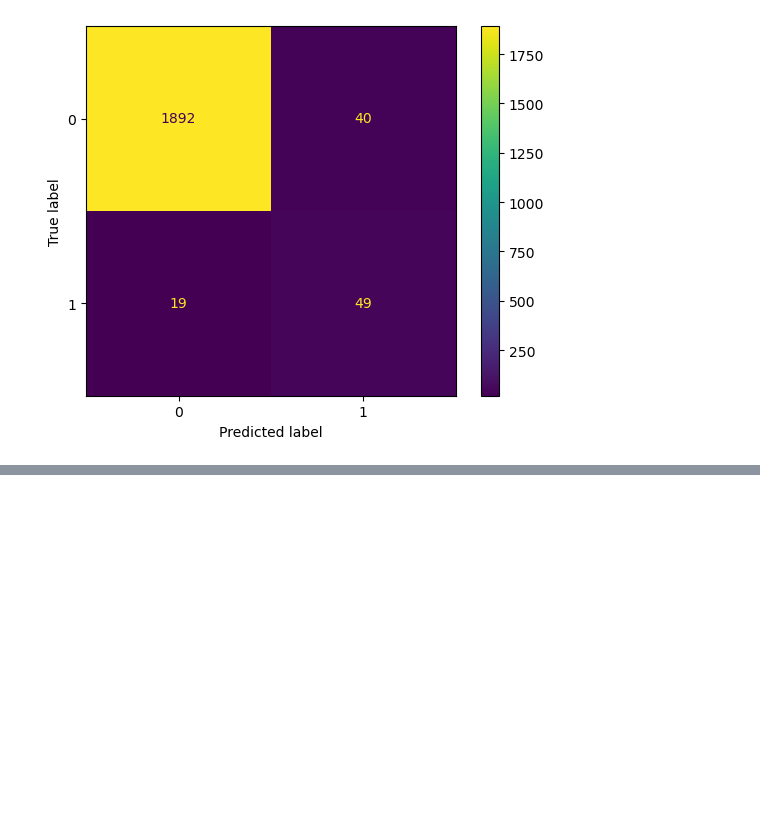
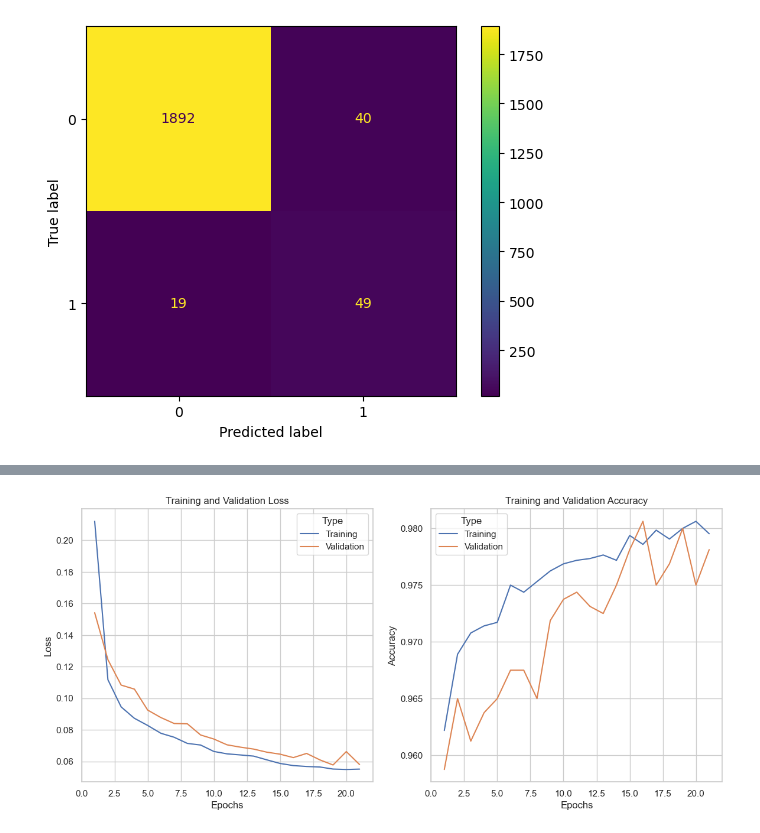
Before and after one commit to dmitriiDr/Notebooks_ML, a Jupyter notebook: 04_Predictive_Maintenance_01.ipynb, the cells around one changed output, grey strips where cells are left out. Saved outputs shown, nothing was run; the diff lists cells and outputs as text; code cells hidden in the pictures; blank space fills up the shorter version.

```diff
--- a/04_Predictive_Maintenance_01.ipynb
+++ b/04_Predictive_Maintenance_01.ipynb
@@ -680,0 +690,14 @@ ConfusionMatrixDisplay(conf_matrix, display_labels=None).plot()
+# %%
+model_1 = Sequential([
+    layers.Dense(1000, activation='relu',input_shape=(5,)),
+    layers.Dense(32,activation='relu'),
+    layers.Dropout(0.1),
+    layers.Dense(1, activation='sigmoid')
+])
+
+model_1.compile(optimizer= 'adam', loss='binary_crossentropy', metrics='accuracy')
+
+from keras.callbacks import EarlyStopping
+callback = EarlyStopping(monitor='val_accuracy', patience=5, verbose=0, restore_best_weights=True)
+
+history = model_1.fit(X_train_scaled,y_train,epochs=100,verbose=1,batch_size=32,validation_split=0.2,callbacks=callback)
@@ -680,0 +722,34 @@ ConfusionMatrixDisplay(conf_matrix, display_labels=None).plot()
+# %%
+history_dict = history.history
+train_loss = history_dict['loss']
+val_loss = history_dict['val_loss']
+train_acc = history_dict['accuracy']
+val_acc = history_dict['val_accuracy']
+
+epochs = range(1, len(train_loss) + 1)
+
+history_df = pd.DataFrame({
+    'Epoch': list(epochs) * 2,
+    'Loss': train_loss + val_loss,
+    'Accuracy': train_acc + val_acc,
+    'Type': ['Training'] * len(epochs) + ['Validation'] * len(epochs)
+})
+
+sns.set(style='whitegrid')
+fig, ax = plt.subplots(1, 2, figsize=(14, 6))
+
+
+sns.lineplot(x='Epoch', y='Loss', hue='Type', data=history_df, ax=ax[0])
+ax[0].set_title('Training and Validation Loss')
+ax[0].set_xlabel('Epochs')
+ax[0].set_ylabel('Loss')
+
+
+sns.lineplot(x='Epoch', y='Accuracy', hue='Type', data=history_df, ax=ax[1])
+ax[1].set_title('Training and Validation Accuracy')
+ax[1].set_xlabel('Epochs')
+ax[1].set_ylabel('Accuracy')
+
+plt.show()
+# %% [output]
+[figure, added]
```
Also changed, not shown: parts of 9 cells of this notebook.
